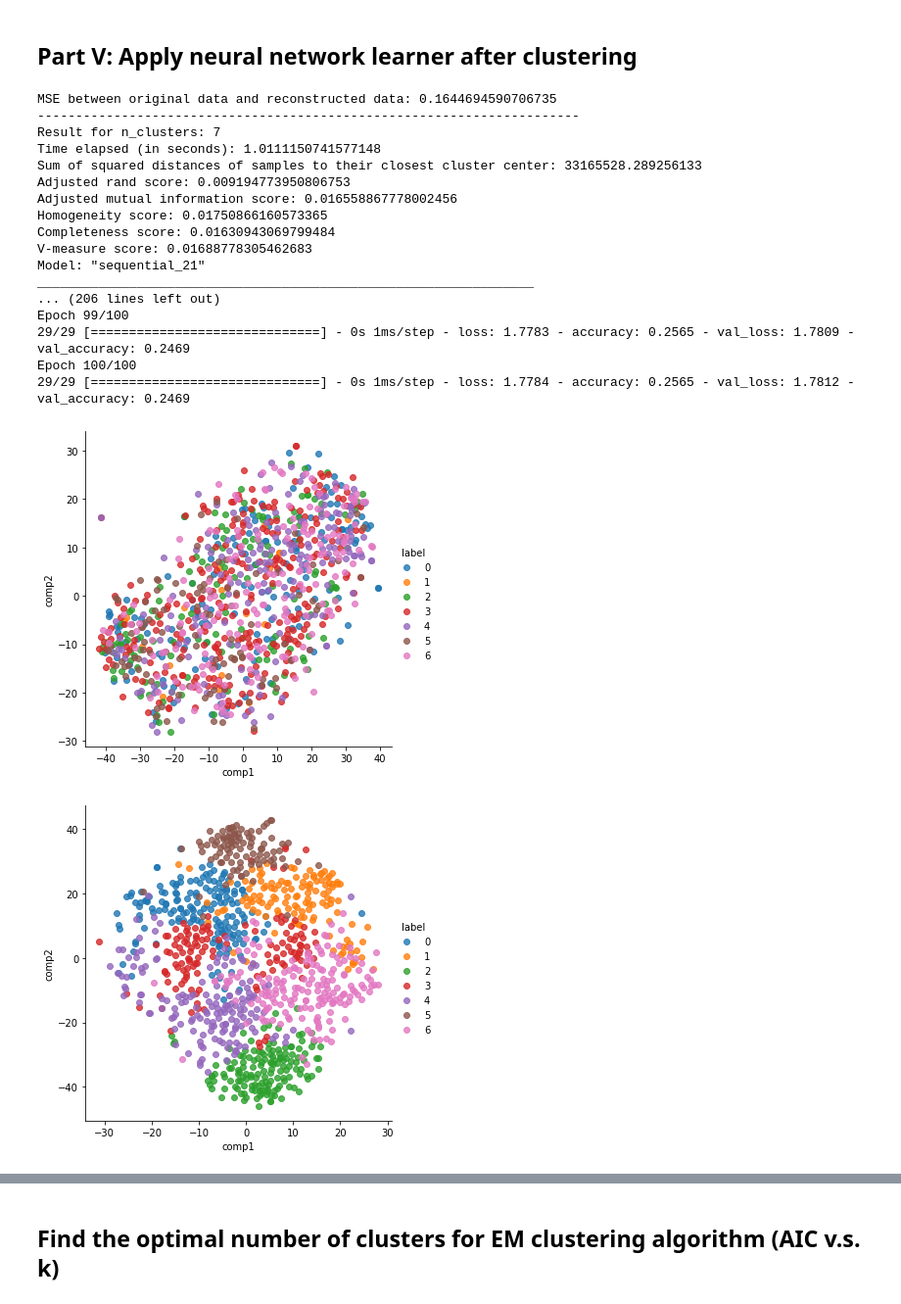
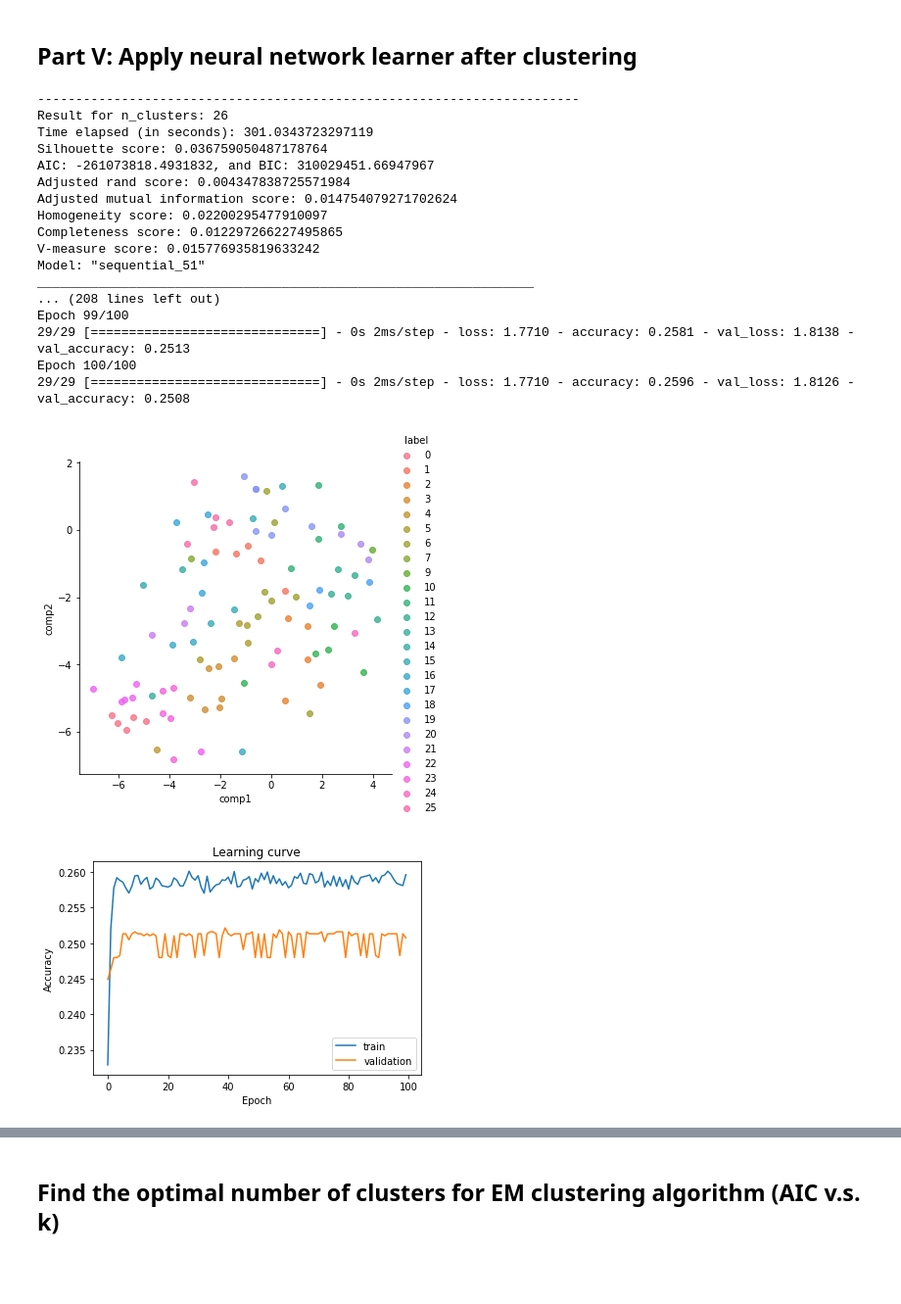
Before and after one commit to yujing1004/cs7641, a Jupyter notebook: assignment3/unsupervised_learning.ipynb, the cells around one changed output, grey strips where cells are left out. Shown at 98% size. Saved outputs shown, nothing was run; the diff lists cells and outputs as text; code cells hidden in the pictures; blank space fills up the shorter version.

Commit message:
Get init results on part 4 and 5

```diff
--- a/assignment3/unsupervised_learning.ipynb
+++ b/assignment3/unsupervised_learning.ipynb
@@ -401,9 +401,9 @@ V-measure score: 0.05198103140515862
 ## Part IV: Apply neural network learner after dimensionality reduction
 # %%
 # Dimensionality reduction settings
-dr_algorithm = 'ica'
+dr_algorithm = 'lda'
 assert dr_algorithm in {'pca', 'ica', 'random_projection', 'lda'}
-n_components = 100
+n_components = 6
 
 # Neural netowrk learner settings
 neural_netowrk_hyper_parameters = {
@@ -412,7 +412,7 @@ neural_netowrk_hyper_parameters = {
         'optimizer': 'adam',
         'metrics': ['accuracy'],
     },
-    'epochs': 500,
+    'epochs': 100,
     'batch_size': 1000,
     'verbose': 1,
 }
@@ -440,7 +440,7 @@ def plot_learning_curve(training_history):
     plt.legend(['train', 'validation'], loc='lower right')
     plt.show()
 
-def run_neural_netowrk_learner(clf, train_X, train_y, test_X, test_y):
+def run_neural_network_learner(clf, train_X, train_y, test_X, test_y):
     categorical_train_y = to_categorical(train_y, 7)
     categorical_test_y = to_categorical(test_y, 7)
     training_history = clf.fit(
@@ -454,6 +454,6 @@ def run_neural_netowrk_learner(clf, train_X, train_y, test_X, test_y):
 reduced_train_X, dr_model = dr_all_in_one(dr_algorithm, n_components, train_X, train_y)
 reduced_test_X = dr_model.transform(test_X)
 clf = construct_neural_network_model_1()
-training_history = run_neural_netowrk_learner(clf, reduced_train_X, train_y, reduced_test_X, test_y)
+training_history = run_neural_network_learner(clf, reduced_train_X, train_y, reduced_test_X, test_y)
 plot_learning_curve(training_history)
 # %% [output]
@@ -497,9 +479,9 @@ plt.show(block=True)
 ## Part V: Apply neural network learner after clustering
 # %%
 # Clustering settings
-clustering_algorithm = 'k_means'
+clustering_algorithm = 'em'
 assert clustering_algorithm in {'k_means', 'em'}
-n_clusters = 7  # Set to an integer (discovered best n_clusters) or a list (to discover best n_clusters)
+n_clusters = 26  # Set to an integer (discovered best n_clusters) or a list (to discover best n_clusters)
 
 # Neural netowrk learner settings
 neural_netowrk_hyper_parameters = {
@@ -515,44 +497,43 @@ neural_netowrk_hyper_parameters = {
 # %%
 def construct_neural_network_model_2():
     # The famous LeNet-5 neural network with the following adaptation:
     # 1. proper reshaping at the beginning to fit desired input shape
     # 2. last layer of units=7 to fit 7-class classification
     # Codes are adapted from https://medium.com/@mgazar/lenet-5-in-9-lines-of-code-using-keras-ac99294c8086
     clf = Sequential()
-    clf.add(Dense(units=64, activation='relu', input_shape=(n_clusters,)))
-    # clf.add(Dense(units=120, activation='relu', input_shape=(n_clusters,)))
-    # clf.add(Dense(units=84, activation='relu'))
+    clf.add(Dense(units=120, activation='relu', input_shape=(n_clusters,)))
+    clf.add(Dense(units=84, activation='relu'))
     clf.add(Dense(units=7, activation='softmax'))
     clf.compile(**neural_netowrk_hyper_parameters['compiler'])
     clf.summary()
     return clf
 
-train_cluster_labels, clustering_model = clustering_all_in_one(clustering_algorithm, n_clusters, train_X)
+train_cluster_labels, clustering_model = clustering_all_in_one(clustering_algorithm, n_clusters, train_X, train_y)
 test_cluster_labels = clustering_model.predict(test_X)
 one_hot = OneHotEncoder()
 one_hot_train_cluster_labels = one_hot.fit_transform(train_cluster_labels.reshape(-1, 1)).todense()
 one_hot_test_cluster_labels = one_hot.transform(test_cluster_labels.reshape(-1, 1)).todense()
 clf = construct_neural_network_model_2()
-training_history = run_neural_netowrk_learner(
+training_history = run_neural_network_learner(
     clf, one_hot_train_cluster_labels, train_y, one_hot_test_cluster_labels, test_y)
 plot_learning_curve(training_history)
 # %% [output]
-MSE between original data and reconstructed data: 0.1644694590706735
 -----------------------------------------------------------------------
-Result for n_clusters: 7
-Time elapsed (in seconds): 1.0111150741577148
-Sum of squared distances of samples to their closest cluster center: 33165528.289256133
-Adjusted rand score: 0.009194773950806753
-Adjusted mutual information score: 0.016558867778002456
-Homogeneity score: 0.01750866160573365
-Completeness score: 0.01630943069799484
-V-measure score: 0.01688778305462683
-Model: "sequential_21"
+Result for n_clusters: 26
+Time elapsed (in seconds): 301.0343723297119
+Silhouette score: 0.036759050487178764
+AIC: -261073818.4931832, and BIC: 310029451.66947967
+Adjusted rand score: 0.004347838725571984
+Adjusted mutual information score: 0.014754079271702624
+Homogeneity score: 0.02200295477910097
+Completeness score: 0.012297266227495865
+V-measure score: 0.015776935819633242
+Model: "sequential_51"
 _________________________________________________________________
-... (206 lines left out)
+... (208 lines left out)
 Epoch 99/100
-29/29 [==============================] - 0s 1ms/step - loss: 1.7783 - accuracy: 0.2565 - val_loss: 1.7809 - val_accuracy: 0.2469
+29/29 [==============================] - 0s 2ms/step - loss: 1.7710 - accuracy: 0.2581 - val_loss: 1.8138 - val_accuracy: 0.2513
 Epoch 100/100
-29/29 [==============================] - 0s 1ms/step - loss: 1.7784 - accuracy: 0.2565 - val_loss: 1.7812 - val_accuracy: 0.2469
+29/29 [==============================] - 0s 2ms/step - loss: 1.7710 - accuracy: 0.2596 - val_loss: 1.8126 - val_accuracy: 0.2508
-[figure, old version]
+[figure, new version]
-[figure, old version]
+[figure, new version]
```
Also changed, not shown: parts of 3 cells of this notebook, 1 other file.
